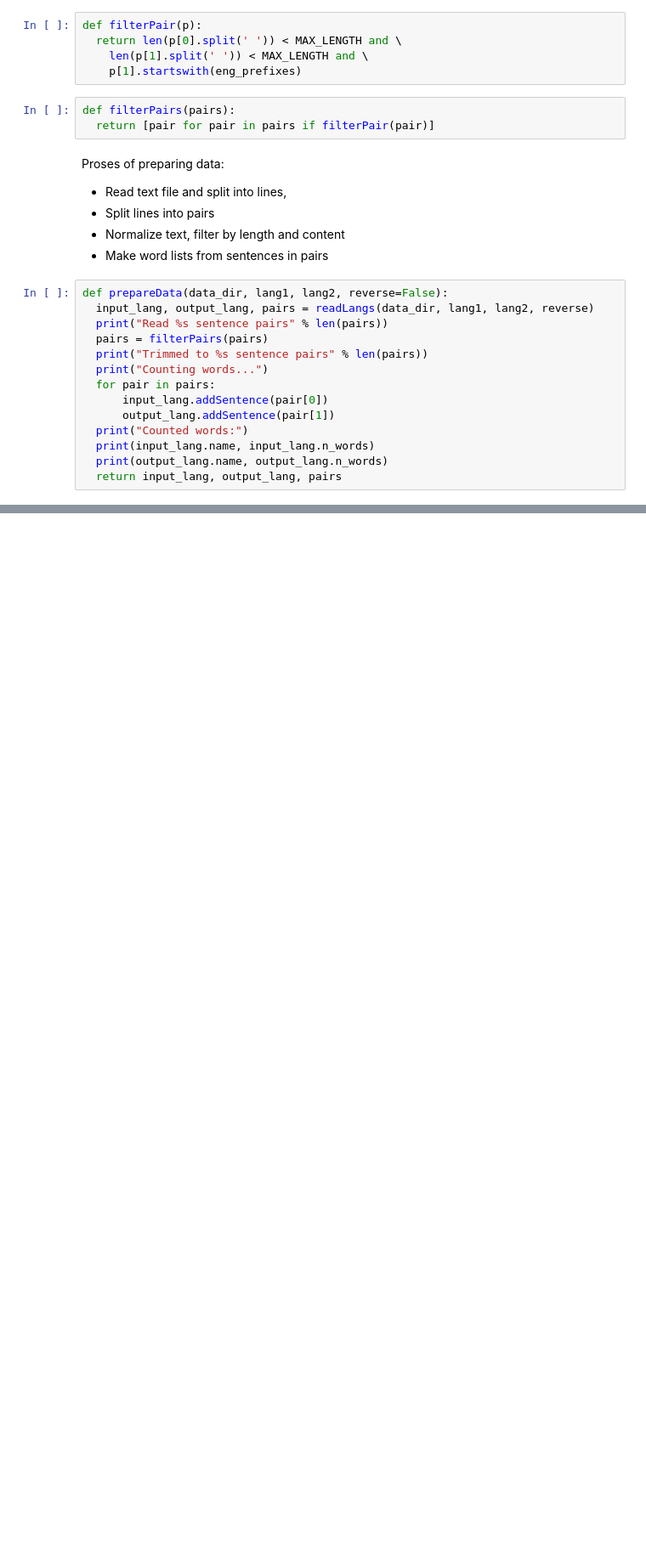
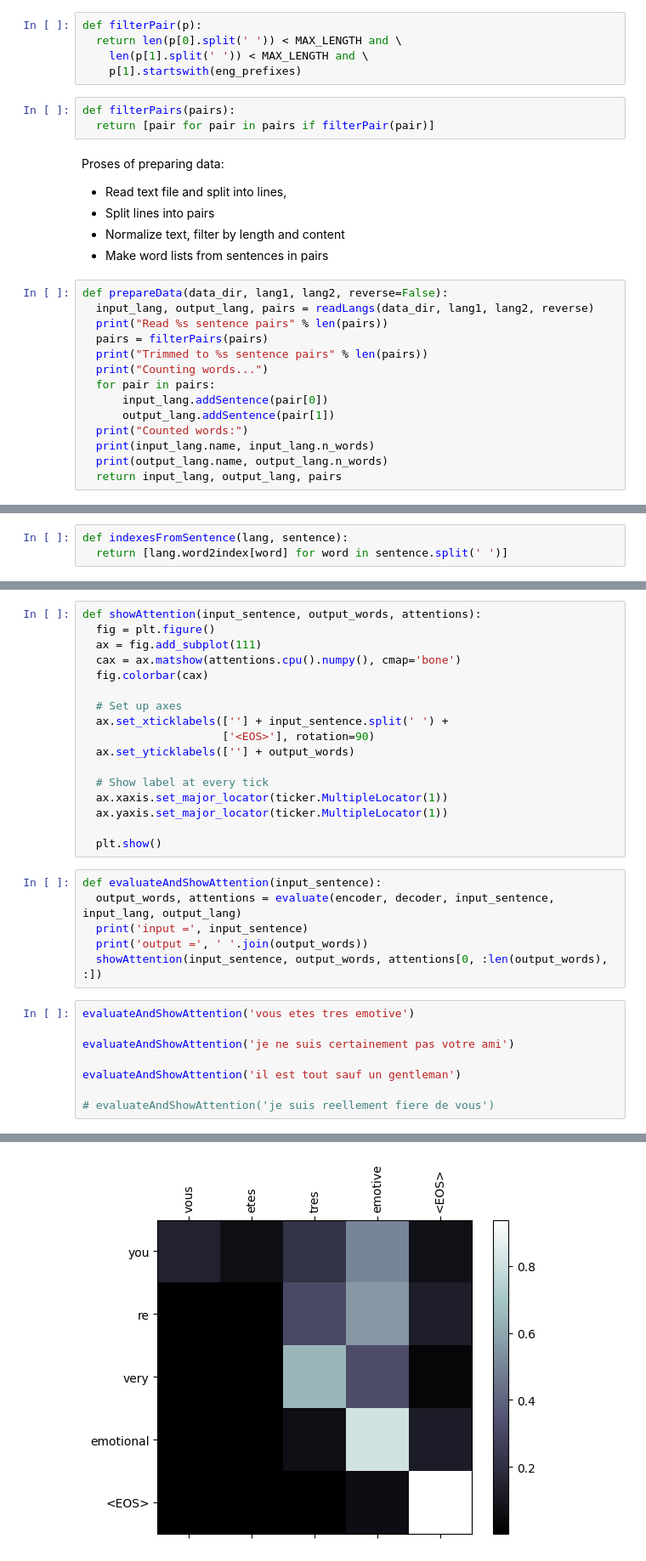
Before and after one commit to n-patricia/comp6940, a Jupyter notebook: sess9/seq2seq.ipynb, the cells around one changed output, grey strips where cells are left out. Shown: that part at 85% size. Saved outputs shown, nothing was run; the diff lists cells and outputs as text; blank space fills up the shorter version.

```diff
--- a/sess9/seq2seq.ipynb
+++ b/sess9/seq2seq.ipynb
@@ -169,0 +325,3 @@ eng 2991
+# %%
+def indexesFromSentence(lang, sentence):
+  return [lang.word2index[word] for word in sentence.split(' ')]
@@ -169,0 +515,32 @@ eng 2991
+# %%
+def showAttention(input_sentence, output_words, attentions):
+  fig = plt.figure()
+  ax = fig.add_subplot(111)
+  cax = ax.matshow(attentions.cpu().numpy(), cmap='bone')
+  fig.colorbar(cax)
+
+  # Set up axes
+  ax.set_xticklabels([''] + input_sentence.split(' ') +
+                     ['<EOS>'], rotation=90)
+  ax.set_yticklabels([''] + output_words)
+
+  # Show label at every tick
+  ax.xaxis.set_major_locator(ticker.MultipleLocator(1))
+  ax.yaxis.set_major_locator(ticker.MultipleLocator(1))
+
+  plt.show()
+# %%
+def evaluateAndShowAttention(input_sentence):
+  output_words, attentions = evaluate(encoder, decoder, input_sentence, input_lang, output_lang)
+  print('input =', input_sentence)
+  print('output =', ' '.join(output_words))
+  showAttention(input_sentence, output_words, attentions[0, :len(output_words), :])
+# %%
+evaluateAndShowAttention('vous etes tres emotive')
+
+evaluateAndShowAttention('je ne suis certainement pas votre ami')
+
+evaluateAndShowAttention('il est tout sauf un gentleman')
+
+# evaluateAndShowAttention('je suis reellement fiere de vous')
+# %% [output]
@@ -169,0 +549 @@ eng 2991
+[figure, added]
```
Also changed, not shown: parts of 29 cells of this notebook.
